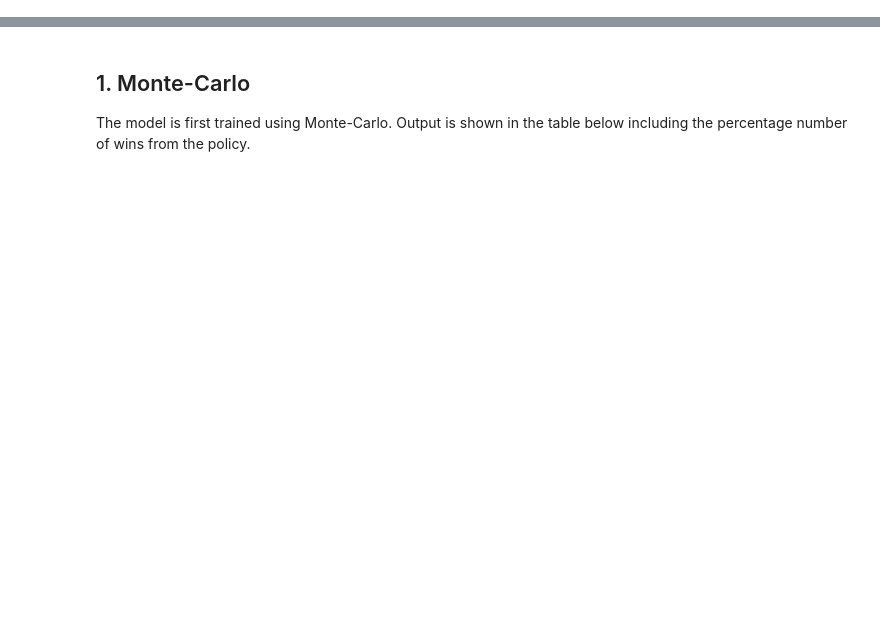
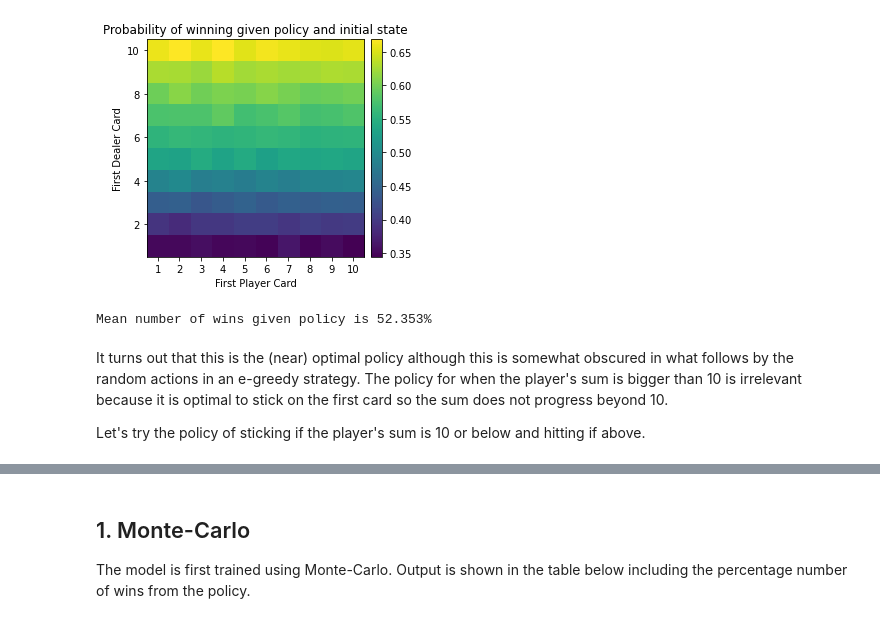
Before and after one commit to paulemms/Easy21Silver, a Jupyter notebook: Easy21.ipynb, the cells around one changed output, grey strips where cells are left out. Cells and saved outputs as stored; diff of their text form; code cells hidden in the pictures; blank space fills up the shorter version.

Commit message:
Added conditional probability plots

```diff
--- a/Easy21.ipynb
+++ b/Easy21.ipynb
@@ -0,0 +9,15 @@
+# %%
+import numpy as np
+import environment as env
+import plots as plt
+e = env.Easy21Environment()
+pi = np.full(e.state_size, env.Action.STICK)  # policy to always stick
+ave = plt.plot_wins_dist(e, pi)
+print(f'Mean number of wins given policy is {ave * 100:.3f}%')
+# %% [output]
+[figure, added]
+Mean number of wins given policy is 52.353%
+# %% [markdown]
+It turns out that this is the (near) optimal policy although this is somewhat obscured in what follows by the random actions in an e-greedy strategy. The policy for when the player's sum is bigger than 10 is irrelevant because it is optimal to stick on the first card so the sum does not progress beyond 10.
+
+Let's try the policy of sticking if the player's sum is 10 or below and hitting if above.
```
Also changed, not shown: parts of 16 cells of this notebook, 5 other files.
